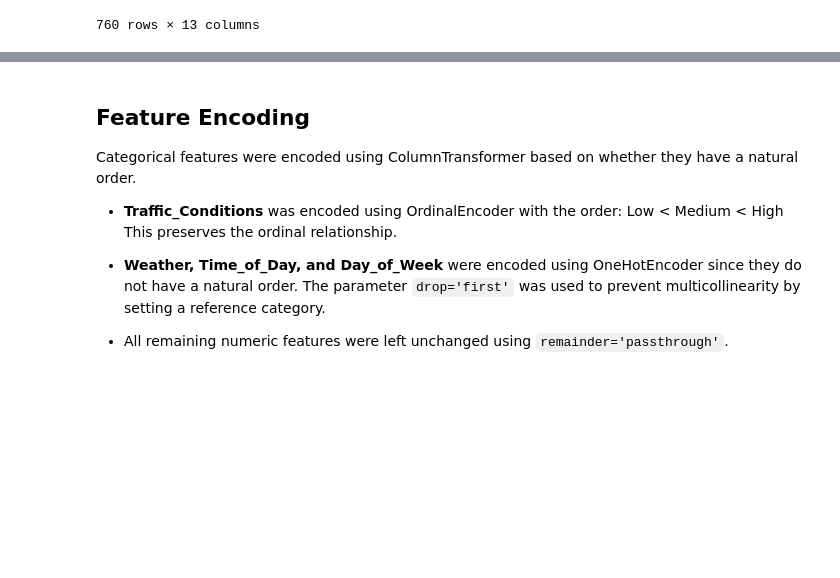
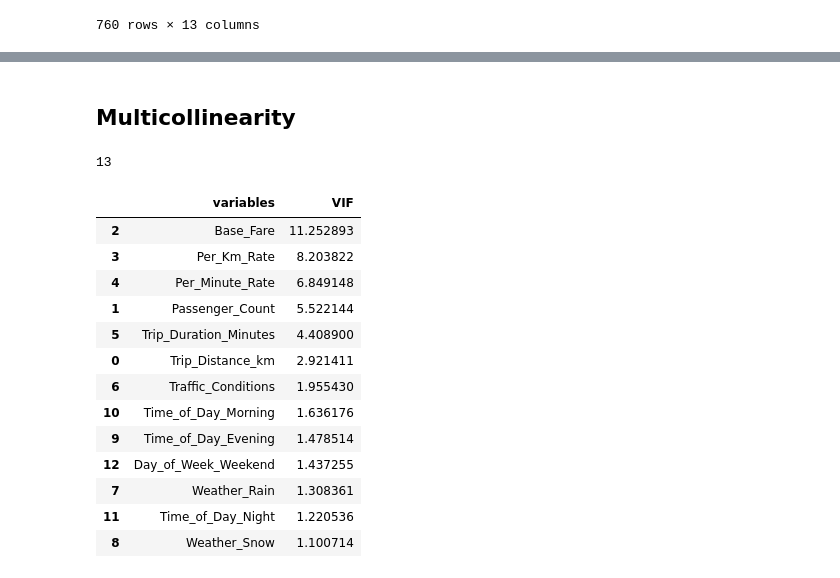
Before and after one commit to Padawan2024/ML-Portfolio, a Jupyter notebook: Supervised_ML/Regression/Predict Taxi Price/Notebooks/Regression Models.ipynb, the cells around one changed output, grey strips where cells are left out. Drawn from its saved outputs; the diff is of its cells as text; code cells hidden in the pictures; blank space fills up the shorter version.

```diff
--- a/Supervised_ML/Regression/Predict Taxi Price/Notebooks/Regression Models.ipynb
+++ b/Supervised_ML/Regression/Predict Taxi Price/Notebooks/Regression Models.ipynb
@@ -380,15 +388,0 @@ dataset_df.info()
-# %%
-X = dataset_df.copy().drop('Trip_Price', axis=1)
-y = dataset_df['Trip_Price']
-# %% [markdown]
-## Feature Encoding
-
-Categorical features were encoded using ColumnTransformer based on whether they have a natural order.
-
-- **Traffic_Conditions** was encoded using OrdinalEncoder with the order:
-  Low < Medium < High
-  This preserves the ordinal relationship.
-
-- **Weather, Time_of_Day, and Day_of_Week** were encoded using OneHotEncoder since they do not have a natural order. The parameter `drop='first'` was used to prevent multicollinearity by setting a reference category.
-
-- All remaining numeric features were left unchanged using `remainder='passthrough'`.
@@ -406,8 +389,28 @@ preprocessor = ColumnTransformer(
-# %%
-X_processed = preprocessor.fit_transform(X)
-
-feature_names = preprocessor.get_feature_names_out()
-feature_names = [name.split("__")[1] for name in feature_names]
-
-X_processed_df = pd.DataFrame(X_processed, columns=feature_names)
-X_processed_df
+# %% [markdown]
+## Multicollinearity
+# %%
+def calc_vif(X):
+    vif = pd.DataFrame()
+    vif["variables"] = X.columns
+    print(X.shape[1])
+    vif["VIF"] = [variance_inflation_factor(X.values, i) for i in range(X.shape[1])]
+
+    return(vif)
+# %%
+calc_vif(X_processed_df).sort_values("VIF", ascending=False)
+# %% [output]
+13
+|  | variables | VIF |
+| 2 | Base_Fare | 11.252893 |
+| 3 | Per_Km_Rate | 8.203822 |
+| 4 | Per_Minute_Rate | 6.849148 |
+| 1 | Passenger_Count | 5.522144 |
+| 5 | Trip_Duration_Minutes | 4.408900 |
+| 0 | Trip_Distance_km | 2.921411 |
+| 6 | Traffic_Conditions | 1.955430 |
+| 10 | Time_of_Day_Morning | 1.636176 |
+| 9 | Time_of_Day_Evening | 1.478514 |
+| 12 | Day_of_Week_Weekend | 1.437255 |
+| 7 | Weather_Rain | 1.308361 |
+| 11 | Time_of_Day_Night | 1.220536 |
+| 8 | Weather_Snow | 1.100714 |
```
Also changed, not shown: parts of 21 cells of this notebook, 1 other file.
